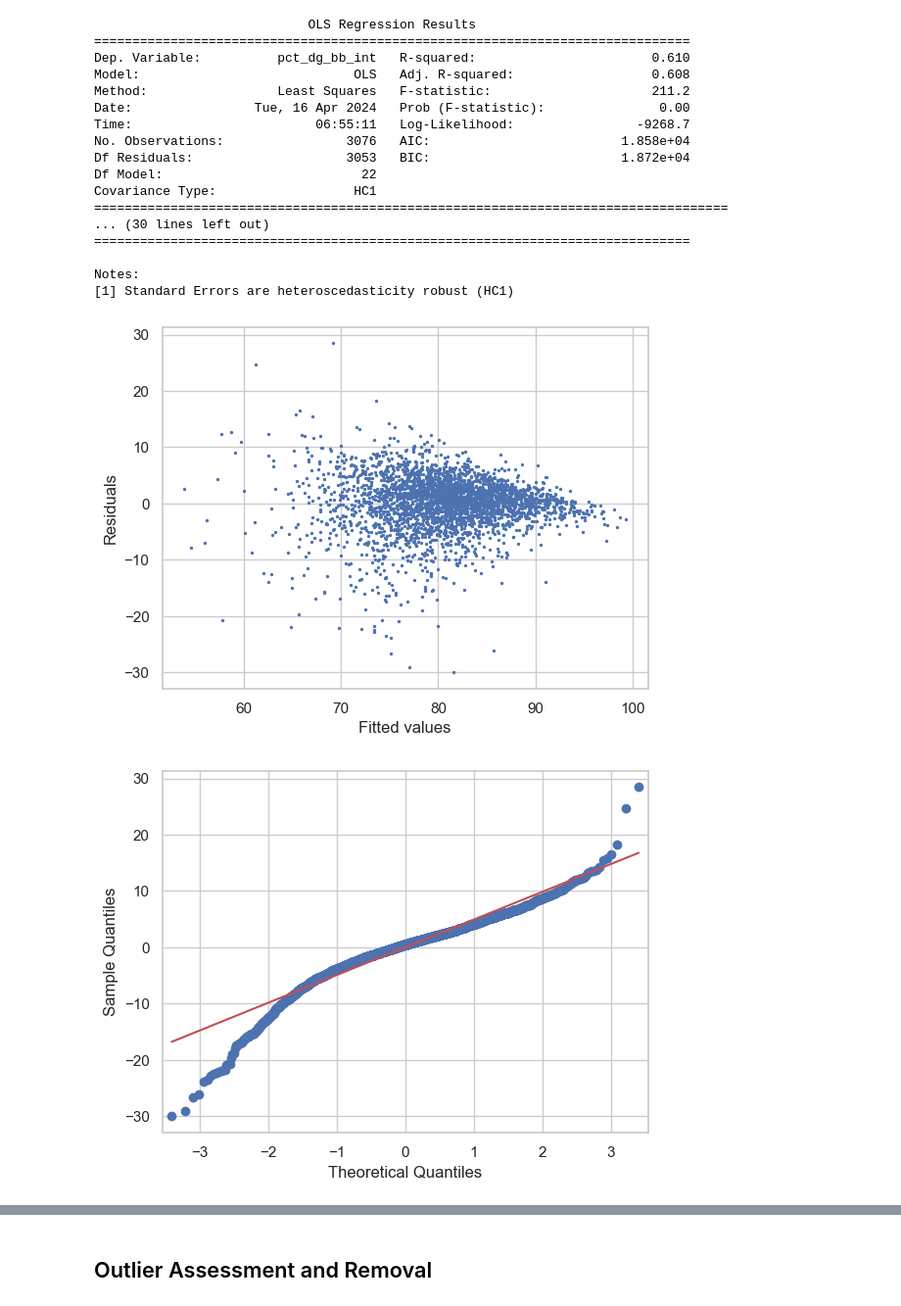
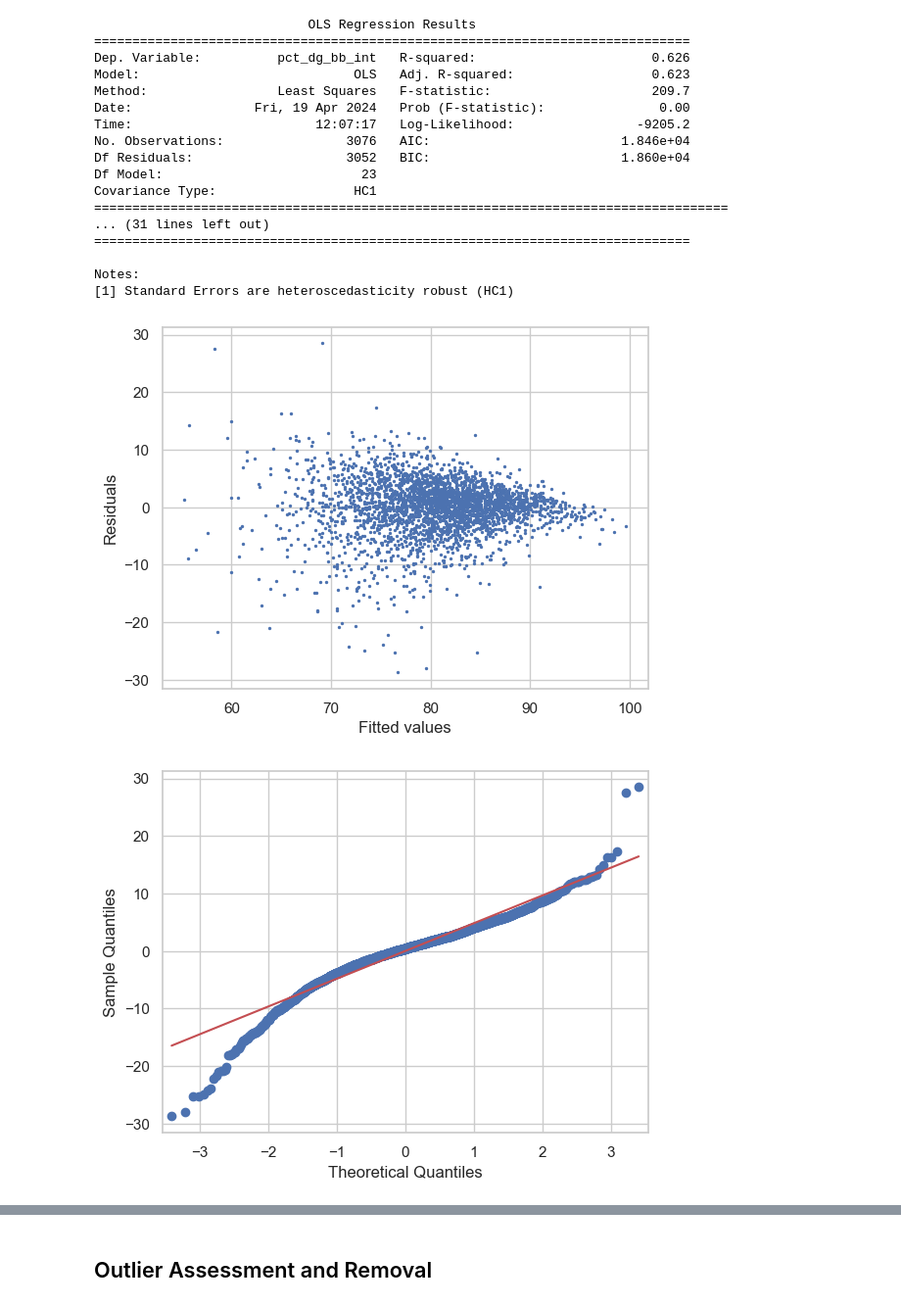
Before and after one commit to mfarme/eHealthEquity, a Jupyter notebook: Research/Analysis/RQ1 Analysis.ipynb, the cells around one changed output, grey strips where cells are left out. Shown at 98% size. Saved outputs shown, nothing was run; the diff lists cells and outputs as text; code cells hidden in the pictures.

Commit message:
post-dissertation defense feedback. updated methodolog to two-stage regression, updated visualizations, changed methods for

```diff
--- a/Research/Analysis/RQ1 Analysis.ipynb
+++ b/Research/Analysis/RQ1 Analysis.ipynb
@@ -14,7 +14,6 @@ pd.set_option('display.float_format', lambda x: '%.3f' % x)
 sns.set_theme(style="whitegrid")
 # %%
 df = pd.read_csv('../Data Source/final_merge.csv')
-df['bb_int_struct'] = df['bb_int_struct'] * 100
 # %%
 primary_dv = [
     'brfss_diabetes_ageadjprv'
@@ -36,6 +35,7 @@ structural = [
     'pct_race_white', #SES | Demographics
     'pct_race_black', #SES | Demographics
     'pct_race_aian', #SES | Demographics
+    'pct_race_asian', #SES | Demographics
     'pct_race_nhopi', #SES | Demographics
     'pct_race_other', #SES | Demographics
     #'pct_occ_unemp', #SES | Occupation
@@ -69,41 +69,57 @@ print(model.summary())
 #plto residuals
 fig, ax = plt.subplots()
 ax.scatter(model.fittedvalues, model.resid, s=2)
 ax.set_xlabel('Fitted values')
 ax.set_ylabel('Residuals')
 plt.show()
 
 #QQ plot
 fig, ax = plt.subplots()
 sm.qqplot(model.resid, line='s', ax=ax)
 plt.show()
 
 #distribution of residuals
 sns.histplot(model.resid, kde=True)
 plt.show()
 
 
 mae = np.mean(np.abs(model.resid))
 print(f'Mean Absolute Error: {mae}')
 rmse = np.sqrt(np.mean(model.resid**2))
 print(f'Root Mean Squared Error: {rmse}')
+
+#dataframe with variable names, coefficients, std err, standardised coefficients, t-values, 95% CI
+results = pd.DataFrame(model.params, columns=['Coef'])
+results['Std Err'] = model.bse
+results['t'] = model.tvalues
+results['95% CI'] = model.conf_int()[0]
+#display CI as two string values in the column rounded to 4 decimal places
+results['95% CI'] = results['95% CI'].round(3).astype(str) + ' , ' + model.conf_int()[1].round(3).astype(str)
+#seperate the CI into two columns
+results[['CI Lower', 'CI Upper']] = results['95% CI'].str.split(',', expand=True)
+results = results.reset_index()
+results = results.rename(columns={'index':'Variable'})
+results = results.round(3)
+display(results)
+#export as csv named 'structural_internet_adoption_results.csv'
+results.to_csv('../Data Source/structural_internet_adoption_results.csv', index=False)
 # %% [output]
                             OLS Regression Results
 ==============================================================================
-Dep. Variable:          pct_dg_bb_int   R-squared:                       0.610
-Model:                            OLS   Adj. R-squared:                  0.608
-Method:                 Least Squares   F-statistic:                     211.2
-Date:                Tue, 16 Apr 2024   Prob (F-statistic):               0.00
-Time:                        06:55:11   Log-Likelihood:                -9268.7
-No. Observations:                3076   AIC:                         1.858e+04
-Df Residuals:                    3053   BIC:                         1.872e+04
-Df Model:                          22
+Dep. Variable:          pct_dg_bb_int   R-squared:                       0.626
+Model:                            OLS   Adj. R-squared:                  0.623
+Method:                 Least Squares   F-statistic:                     209.7
+Date:                Fri, 19 Apr 2024   Prob (F-statistic):               0.00
+Time:                        12:07:17   Log-Likelihood:                -9205.2
+No. Observations:                3076   AIC:                         1.846e+04
+Df Residuals:                    3052   BIC:                         1.860e+04
+Df Model:                          23
 Covariance Type:                  HC1
 ===================================================================================
-... (30 lines left out)
+... (31 lines left out)
 ==============================================================================
 
 Notes:
 [1] Standard Errors are heteroscedasticity robust (HC1)
-[figure, old version]
+[figure, new version]
-[figure, old version]
+[figure, new version]
```
Also changed, not shown: parts of 6 cells of this notebook, 6 other files.
